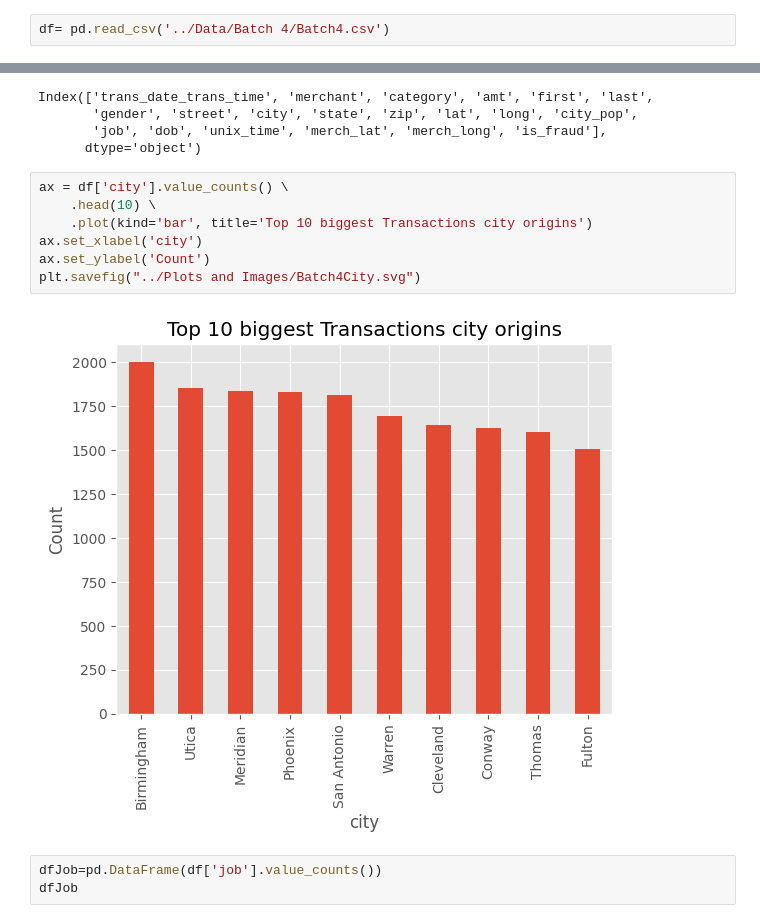
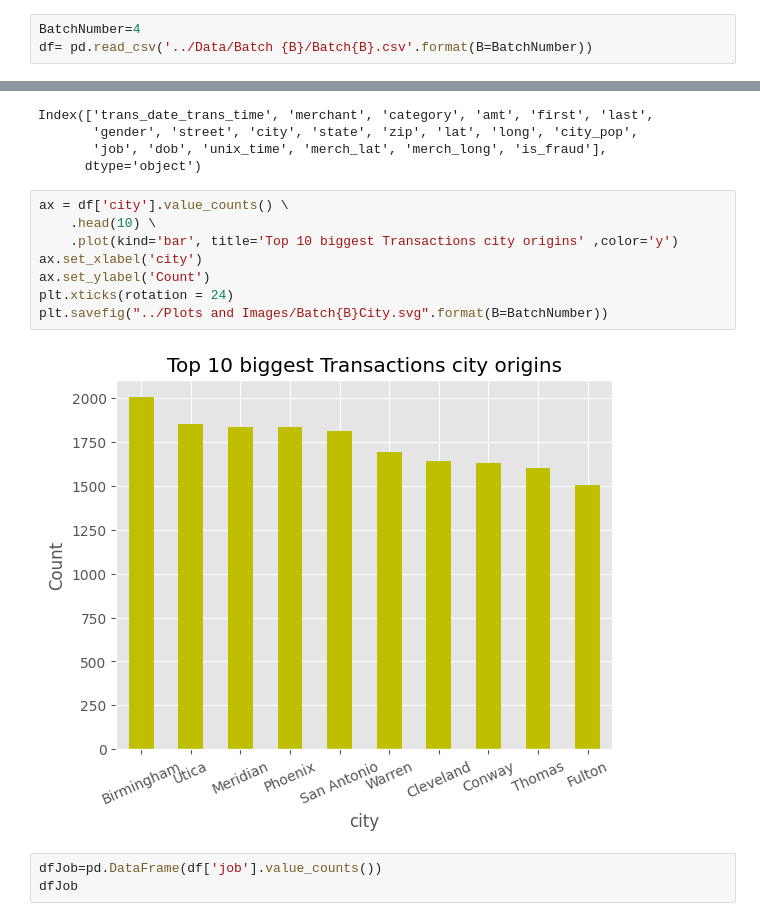
Before and after one commit to AymenTlili131/Credit-card-fraud-detection, a Jupyter notebook: Notebooks/EDA.ipynb, the cells around one changed output, grey strips where cells are left out. Drawn from its saved outputs; the diff is of its cells as text.

Commit message:
updated EDA svgs to work with batch numbers

```diff
--- a/Notebooks/EDA.ipynb
+++ b/Notebooks/EDA.ipynb
@@ -7,7 +7,8 @@ import seaborn as sns
 pd.options.display.max_columns= 200
 plt.style.use('ggplot')
 # %%
-df= pd.read_csv('../Data/Batch 4/Batch4.csv')
+BatchNumber=4
+df= pd.read_csv('../Data/Batch {B}/Batch{B}.csv'.format(B=BatchNumber))
 # %%
 df.head(2)
 # %% [output]
@@ -114,12 +115,13 @@ Index(['trans_date_trans_time', 'merchant', 'category', 'amt', 'first', 'last',
 # %%
 ax = df['city'].value_counts() \
     .head(10) \
-    .plot(kind='bar', title='Top 10 biggest Transactions city origins')
+    .plot(kind='bar', title='Top 10 biggest Transactions city origins' ,color='y')
 ax.set_xlabel('city')
 ax.set_ylabel('Count')
-plt.savefig("../Plots and Images/Batch4City.svg")
+plt.xticks(rotation = 24)
+plt.savefig("../Plots and Images/Batch{B}City.svg".format(B=BatchNumber))
 # %% [output]
-[figure, old version]
+[figure, new version]
 # %%
 dfJob=pd.DataFrame(df['job'].value_counts())
 dfJob
```
Also changed, not shown: parts of 4 cells of this notebook, 20 other files.
